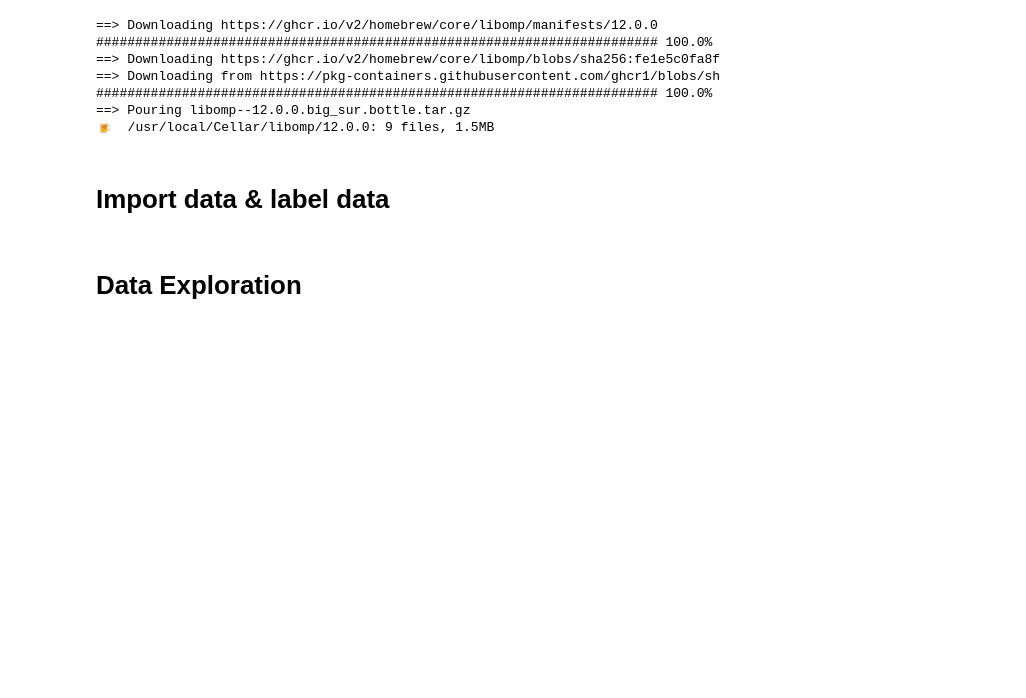
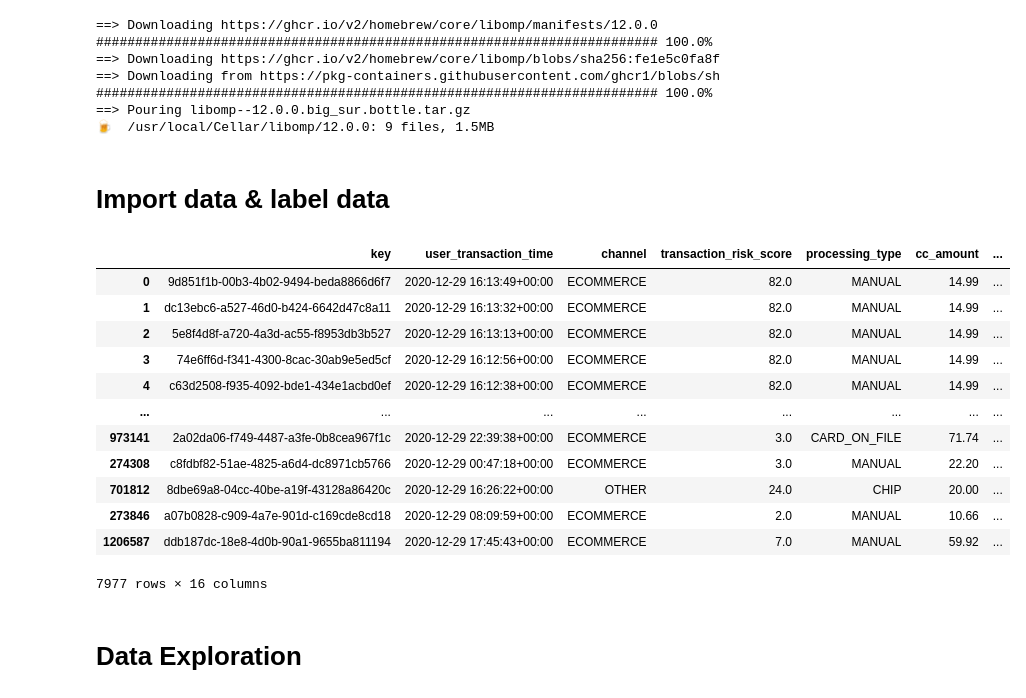
Before and after one commit to hungyichang19980105/Payability-project, a Jupyter notebook: Payability/Frauds.ipynb, the cells around one changed output. Drawn from its saved outputs; the diff is of its cells as text; code cells hidden in the pictures; blank space fills up the shorter version.

```diff
--- a/Payability/Frauds.ipynb
+++ b/Payability/Frauds.ipynb
@@ -32,7 +32,7 @@ import lightgbm as lgbm
 # %%
 #Import data and label data
 frauds = pd.read_csv('data/frauds.csv')
-nonfrauds = pd.read_csv('data/nonfrauds2.csv')
+nonfrauds = pd.read_csv('data/nonfrauds.csv')
 
 frauds['user_transaction_time'] = pd.to_datetime(frauds['user_transaction_time'])
 frauds['date'] = frauds['user_transaction_time'].dt.date
@@ -54,6 +54,22 @@ for date in frauds_date:
     nonfraud = nonfraud.append(dftemp)
 
 df = frauds.append(nonfraud)
+# %%
+df
+# %% [output]
+|  | key | user_transaction_time | channel | transaction_risk_score | processing_type | cc_amount | ... |
+| 0 | 9d851f1b-00b3-4b02-9494-beda8866d6f7 | 2020-12-29 16:13:49+00:00 | ECOMMERCE | 82.0 | MANUAL | 14.99 | ... |
+| 1 | dc13ebc6-a527-46d0-b424-6642d47c8a11 | 2020-12-29 16:13:32+00:00 | ECOMMERCE | 82.0 | MANUAL | 14.99 | ... |
+| 2 | 5e8f4d8f-a720-4a3d-ac55-f8953db3b527 | 2020-12-29 16:13:13+00:00 | ECOMMERCE | 82.0 | MANUAL | 14.99 | ... |
+| 3 | 74e6ff6d-f341-4300-8cac-30ab9e5ed5cf | 2020-12-29 16:12:56+00:00 | ECOMMERCE | 82.0 | MANUAL | 14.99 | ... |
+| 4 | c63d2508-f935-4092-bde1-434e1acbd0ef | 2020-12-29 16:12:38+00:00 | ECOMMERCE | 82.0 | MANUAL | 14.99 | ... |
+| ... | ... | ... | ... | ... | ... | ... | ... |
+| 973141 | 2a02da06-f749-4487-a3fe-0b8cea967f1c | 2020-12-29 22:39:38+00:00 | ECOMMERCE | 3.0 | CARD_ON_FILE | 71.74 | ... |
+| 274308 | c8fdbf82-51ae-4825-a6d4-dc8971cb5766 | 2020-12-29 00:47:18+00:00 | ECOMMERCE | 3.0 | MANUAL | 22.20 | ... |
+| 701812 | 8dbe69a8-04cc-40be-a19f-43128a86420c | 2020-12-29 16:26:22+00:00 | OTHER | 24.0 | CHIP | 20.00 | ... |
+| 273846 | a07b0828-c909-4a7e-901d-c169cde8cd18 | 2020-12-29 08:09:59+00:00 | ECOMMERCE | 2.0 | MANUAL | 10.66 | ... |
+| 1206587 | ddb187dc-18e8-4d0b-90a1-9655ba811194 | 2020-12-29 17:45:43+00:00 | ECOMMERCE | 7.0 | MANUAL | 59.92 | ... |
+7977 rows × 16 columns
 # %% [markdown]
 # Data Exploration
 # %%
```
Also changed, not shown: parts of 3 cells of this notebook, 10 other files.
